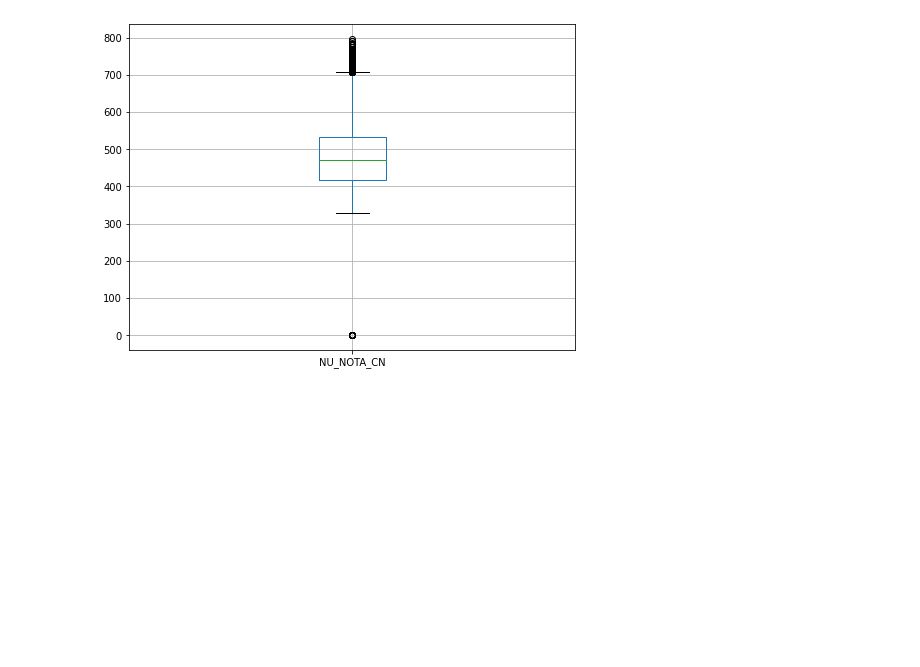
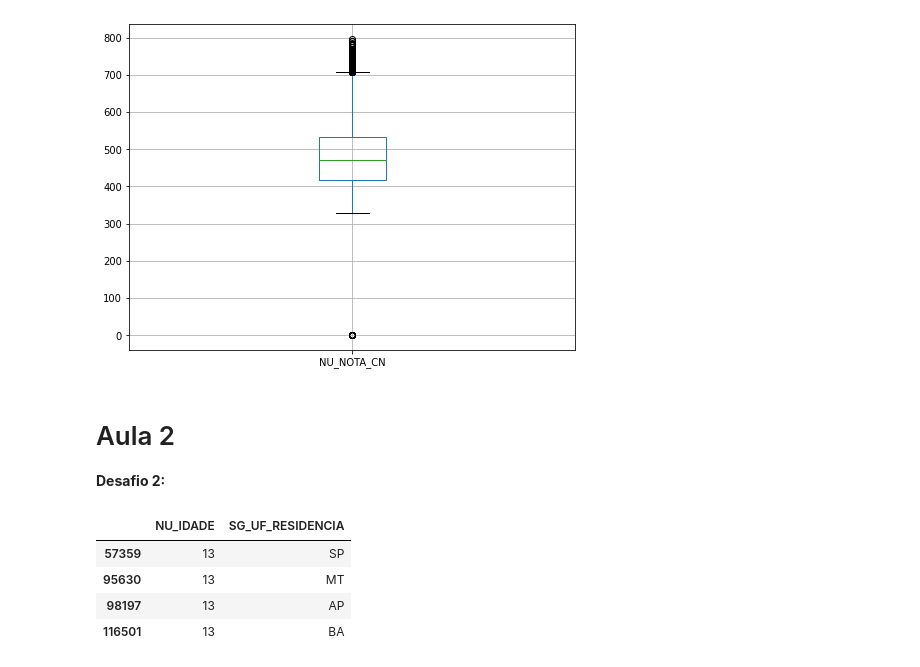
Before and after one commit to myke-oliveira/alura-imersao-dados-2, a Jupyter notebook: aula-1.ipynb, the cells around one changed output. Cells and saved outputs as stored; diff of their text form; code cells hidden in the pictures; blank space fills up the shorter version.

```diff
--- a/aula-1.ipynb
+++ b/aula-1.ipynb
@@ -271,3 +273,15 @@ dados['NU_NOTA_CN'].plot.box(grid=True, figsize=(8,6))
 plt.show()
 # %% [output]
 [figure]
+# %% [markdown]
+# Aula 2
+
+**Desafio 2:**
+# %%
+dados.query('NU_IDADE == 13')[['NU_IDADE', 'SG_UF_RESIDENCIA']]
+# %% [output]
+|  | NU_IDADE | SG_UF_RESIDENCIA |
+| 57359 | 13 | SP |
+| 95630 | 13 | MT |
+| 98197 | 13 | AP |
+| 116501 | 13 | BA |
```
Also changed, not shown: parts of 6 cells of this notebook.
